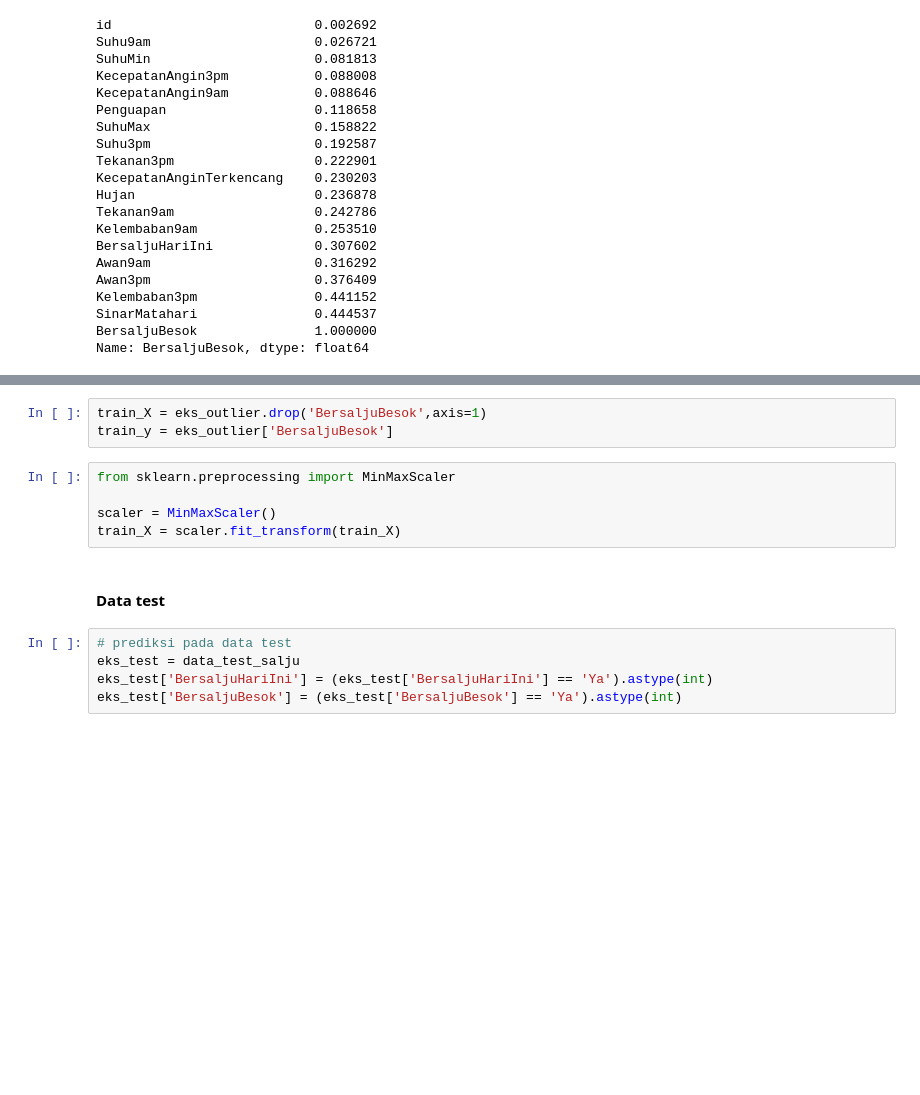
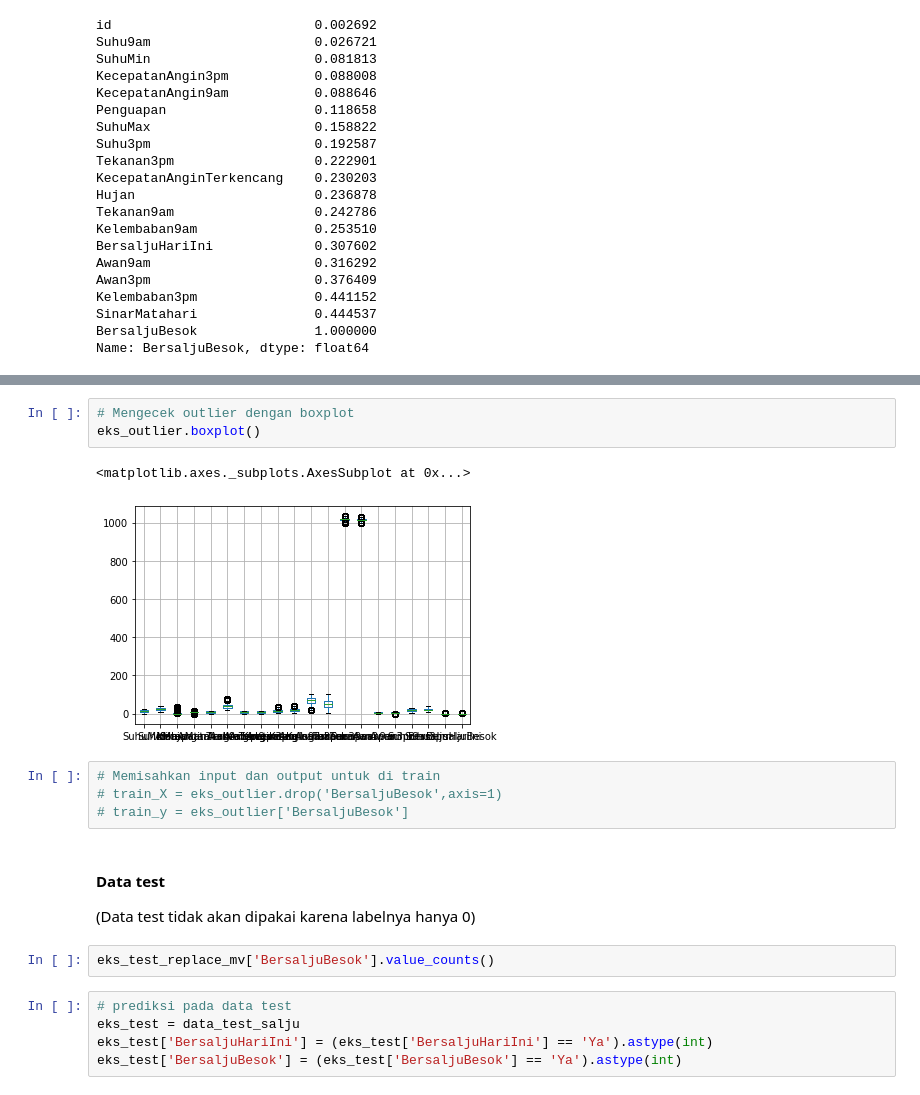
Before and after one commit to ichlasul0899/Klasifikasi-Salju-, a Jupyter notebook: code/Untitled.ipynb, the cells around one changed output, grey strips where cells are left out. Saved outputs shown, nothing was run; the diff lists cells and outputs as text; blank space fills up the shorter version.

```diff
--- a/code/Untitled.ipynb
+++ b/code/Untitled.ipynb
@@ -512,13 +556,19 @@ eks_outlier = eks_outlier[(eks_outlier["Awan3pm"] > ql_awan)
+# %%
+# Mengecek outlier dengan boxplot
+eks_outlier.boxplot()
+# %% [output]
+<matplotlib.axes._subplots.AxesSubplot at 0x...>
+[figure, added]
 # %%
-train_X = eks_outlier.drop('BersaljuBesok',axis=1)
-train_y = eks_outlier['BersaljuBesok']
+# Memisahkan input dan output untuk di train
+# train_X = eks_outlier.drop('BersaljuBesok',axis=1)
+# train_y = eks_outlier['BersaljuBesok']
-# %%
-from sklearn.preprocessing import MinMaxScaler
-
-scaler = MinMaxScaler()
-train_X = scaler.fit_transform(train_X)
-# %% [markdown]
-#### Data test
+# %% [markdown]
+#### Data test
+
+(Data test tidak akan dipakai karena labelnya hanya 0)
+# %%
+eks_test_replace_mv['BersaljuBesok'].value_counts()
 # %%
 # prediksi pada data test
 eks_test = data_test_salju
```
Also changed, not shown: parts of 31 cells of this notebook.
